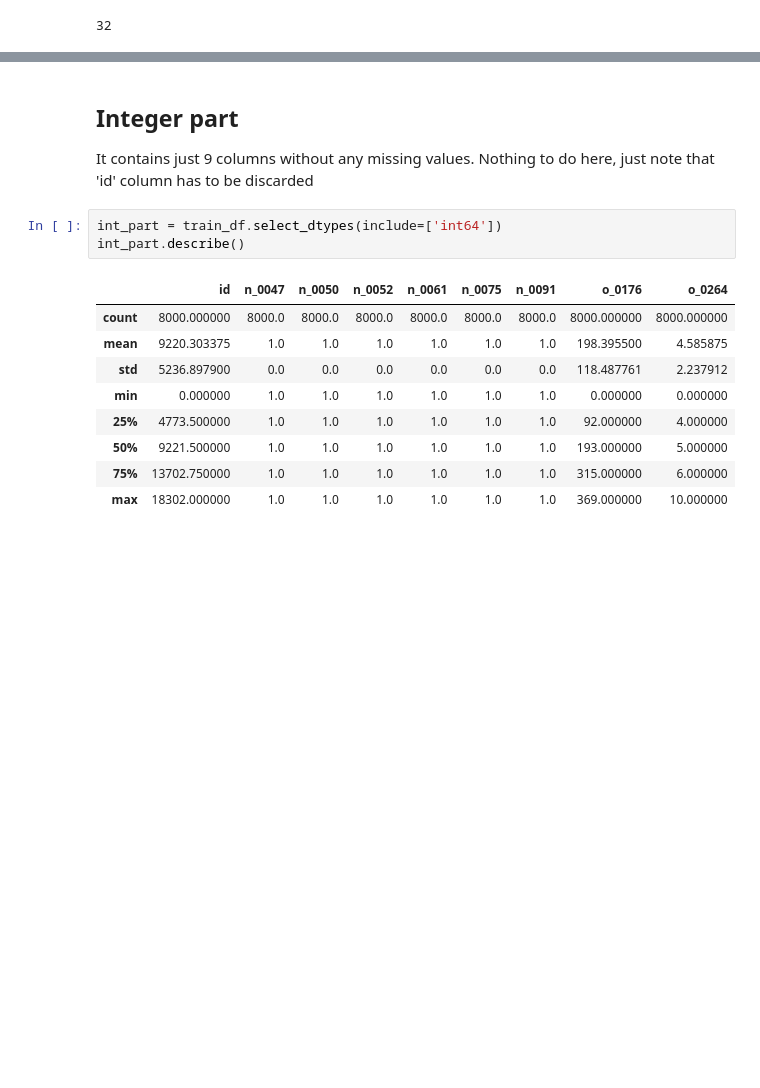
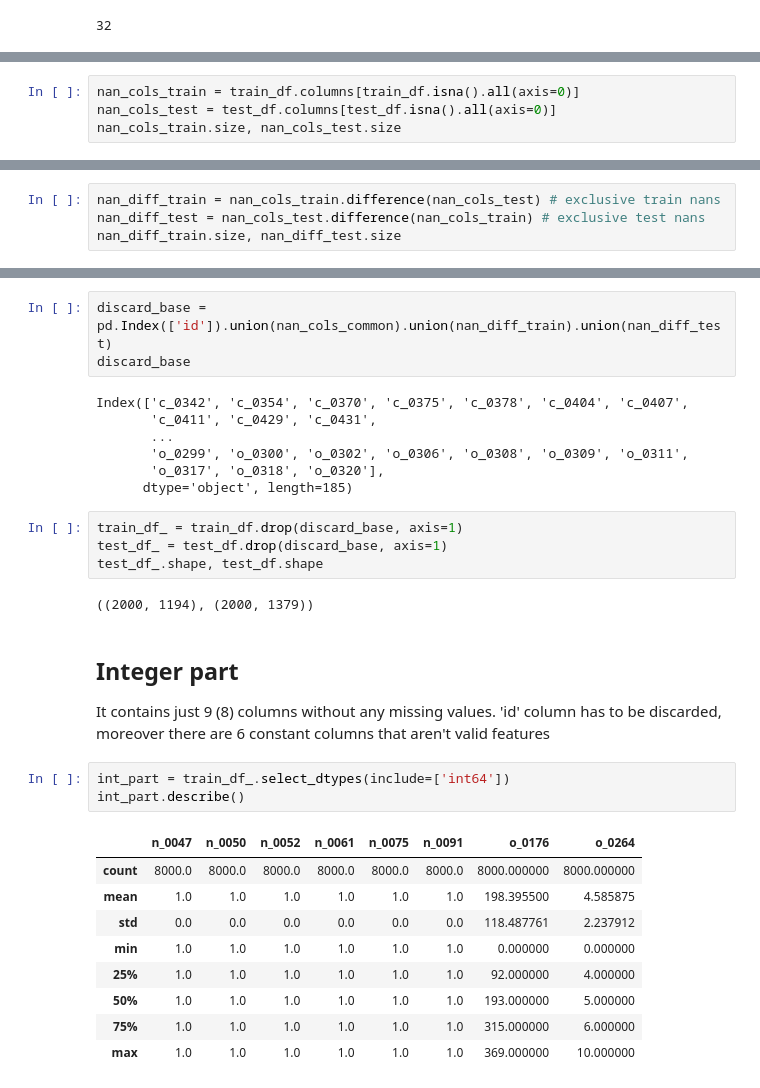
Before and after one commit to Axik0/ML_GB, a Jupyter notebook: DS_task.ipynb, the cells around one changed output, grey strips where cells are left out. Saved outputs shown, nothing was run; the diff lists cells and outputs as text; blank space fills up the shorter version.

```diff
--- a/DS_task.ipynb
+++ b/DS_task.ipynb
@@ -109,0 +121,4 @@ allnan_cols = train_df.columns[train_df.isnull().all(axis=0)]
+# %%
+nan_cols_train = train_df.columns[train_df.isna().all(axis=0)]
+nan_cols_test = test_df.columns[test_df.isna().all(axis=0)]
+nan_cols_train.size, nan_cols_test.size
@@ -109,0 +127,4 @@ allnan_cols = train_df.columns[train_df.isnull().all(axis=0)]
+# %%
+nan_diff_train = nan_cols_train.difference(nan_cols_test) # exclusive train nans
+nan_diff_test = nan_cols_test.difference(nan_cols_train) # exclusive test nans
+nan_diff_train.size, nan_diff_test.size
@@ -110,16 +138,32 @@ allnan_cols = train_df.columns[train_df.isnull().all(axis=0)]
+# %%
+discard_base = pd.Index(['id']).union(nan_cols_common).union(nan_diff_train).union(nan_diff_test)
+discard_base
+# %% [output]
+Index(['c_0342', 'c_0354', 'c_0370', 'c_0375', 'c_0378', 'c_0404', 'c_0407',
+       'c_0411', 'c_0429', 'c_0431',
+       ...
+       'o_0299', 'o_0300', 'o_0302', 'o_0306', 'o_0308', 'o_0309', 'o_0311',
+       'o_0317', 'o_0318', 'o_0320'],
+      dtype='object', length=185)
+# %%
+train_df_ = train_df.drop(discard_base, axis=1)
+test_df_ = test_df.drop(discard_base, axis=1)
+test_df_.shape, test_df.shape
+# %% [output]
+((2000, 1194), (2000, 1379))
 # %% [markdown]
 ## Integer part
-It contains just 9 columns without any missing values. Nothing to do here, just note that 'id' column has to be discarded
+It contains just 9 (8) columns without any missing values. 'id' column has to be discarded, moreover there are 6 constant columns that aren't valid features
 # %%
-int_part = train_df.select_dtypes(include=['int64'])
+int_part = train_df_.select_dtypes(include=['int64'])
 int_part.describe()
 # %% [output]
-|  | id | n_0047 | n_0050 | n_0052 | n_0061 | n_0075 | n_0091 | o_0176 | o_0264 |
-| count | 8000.000000 | 8000.0 | 8000.0 | 8000.0 | 8000.0 | 8000.0 | 8000.0 | 8000.000000 | 8000.000000 |
-| mean | 9220.303375 | 1.0 | 1.0 | 1.0 | 1.0 | 1.0 | 1.0 | 198.395500 | 4.585875 |
-| std | 5236.897900 | 0.0 | 0.0 | 0.0 | 0.0 | 0.0 | 0.0 | 118.487761 | 2.237912 |
-| min | 0.000000 | 1.0 | 1.0 | 1.0 | 1.0 | 1.0 | 1.0 | 0.000000 | 0.000000 |
-| 25% | 4773.500000 | 1.0 | 1.0 | 1.0 | 1.0 | 1.0 | 1.0 | 92.000000 | 4.000000 |
-| 50% | 9221.500000 | 1.0 | 1.0 | 1.0 | 1.0 | 1.0 | 1.0 | 193.000000 | 5.000000 |
-| 75% | 13702.750000 | 1.0 | 1.0 | 1.0 | 1.0 | 1.0 | 1.0 | 315.000000 | 6.000000 |
-| max | 18302.000000 | 1.0 | 1.0 | 1.0 | 1.0 | 1.0 | 1.0 | 369.000000 | 10.000000 |
+|  | n_0047 | n_0050 | n_0052 | n_0061 | n_0075 | n_0091 | o_0176 | o_0264 |
+| count | 8000.0 | 8000.0 | 8000.0 | 8000.0 | 8000.0 | 8000.0 | 8000.000000 | 8000.000000 |
+| mean | 1.0 | 1.0 | 1.0 | 1.0 | 1.0 | 1.0 | 198.395500 | 4.585875 |
+| std | 0.0 | 0.0 | 0.0 | 0.0 | 0.0 | 0.0 | 118.487761 | 2.237912 |
+| min | 1.0 | 1.0 | 1.0 | 1.0 | 1.0 | 1.0 | 0.000000 | 0.000000 |
+| 25% | 1.0 | 1.0 | 1.0 | 1.0 | 1.0 | 1.0 | 92.000000 | 4.000000 |
+| 50% | 1.0 | 1.0 | 1.0 | 1.0 | 1.0 | 1.0 | 193.000000 | 5.000000 |
+| 75% | 1.0 | 1.0 | 1.0 | 1.0 | 1.0 | 1.0 | 315.000000 | 6.000000 |
+| max | 1.0 | 1.0 | 1.0 | 1.0 | 1.0 | 1.0 | 369.000000 | 10.000000 |
```
Also changed, not shown: parts of 112 cells of this notebook, 5 other files.
